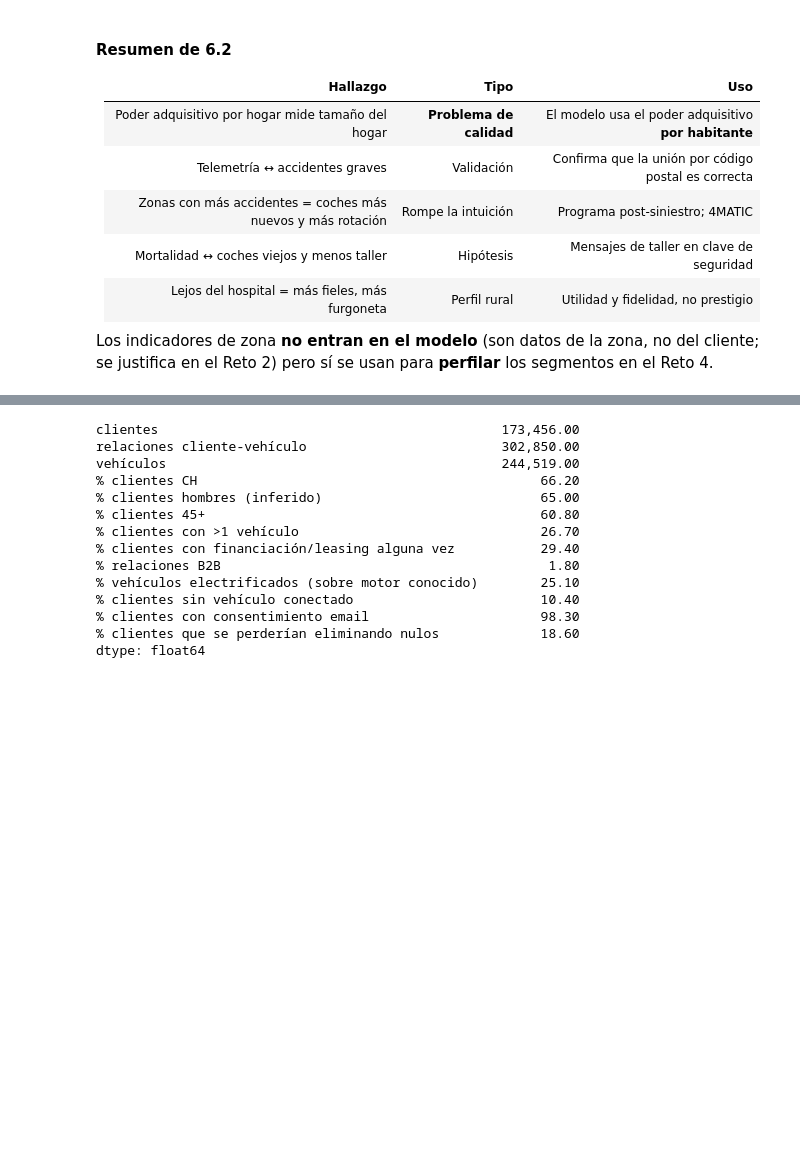
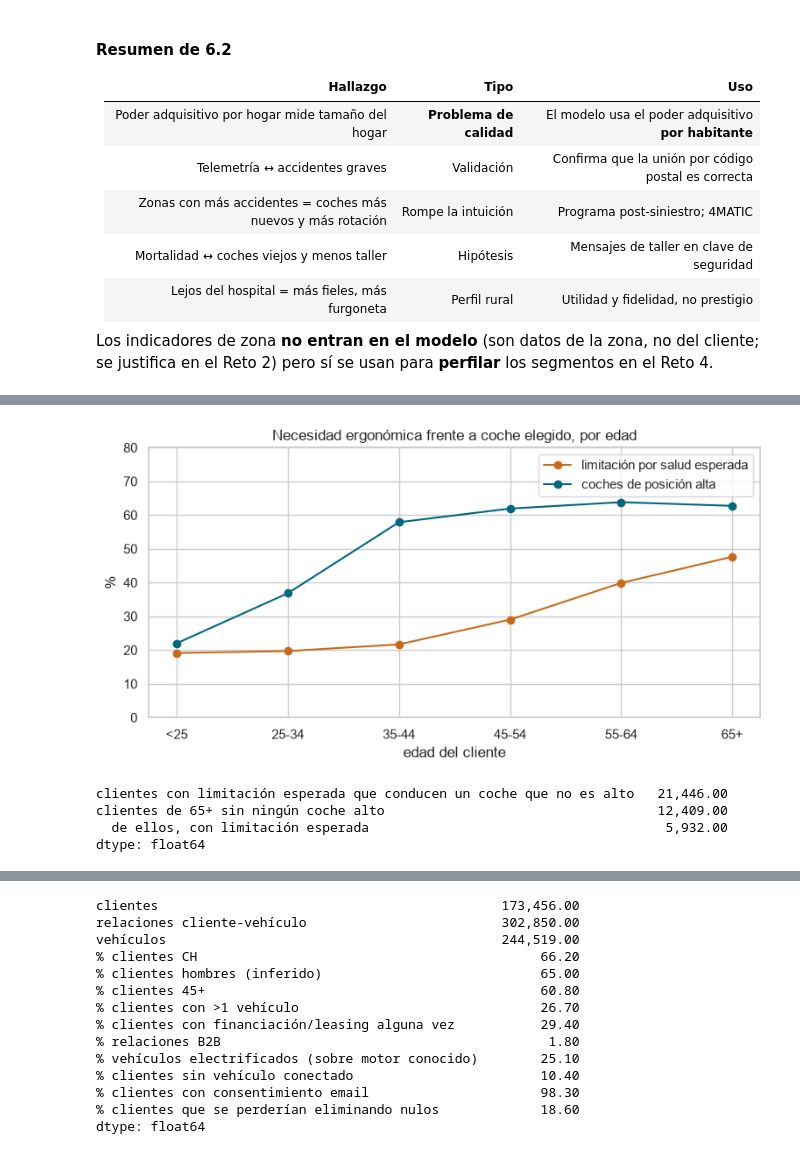
Before and after one commit to albaalibaii/Mercedes-Benz, a Jupyter notebook: Reto1_EDA.ipynb, the cells around one changed output, grey strips where cells are left out. Drawn from its saved outputs; the diff is of its cells as text; code cells hidden in the pictures; blank space fills up the shorter version.

```diff
--- a/Reto1_EDA.ipynb
+++ b/Reto1_EDA.ipynb
@@ -1131,0 +1216,22 @@ pero sí se usan para **perfilar** los segmentos en el Reto 4.
+# %%
+por_edad = cli.groupby("age_range").agg(limitacion=("p_limitacion", "mean"), posicion_alta=("pct_posicion_alta", "mean"),
+                                        clientes=("p_limitacion", "size")).reindex(ORDEN_EDAD)
+fig, ax = plt.subplots(figsize=(9, 4))
+ax.plot(ORDEN_EDAD, por_edad["limitacion"] * 100, marker="o", color="#c96a1b", label="limitación por salud esperada")
+ax.plot(ORDEN_EDAD, por_edad["posicion_alta"] * 100, marker="o", color=AZUL, label="coches de posición alta")
+ax.set(title="Necesidad ergonómica frente a coche elegido, por edad", xlabel="edad del cliente", ylabel="%", ylim=(0, 80))
+ax.legend()
+plt.show()
+cli["coche_no_alto"] = cli["pct_posicion_alta"].eq(0)
+brecha = cli["age_range"].eq("65+") & cli["coche_no_alto"]
+pd.Series({
+    "clientes con limitación esperada que conducen un coche que no es alto": (cli["p_limitacion"] * cli["coche_no_alto"]).sum(),
+    "clientes de 65+ sin ningún coche alto": brecha.sum(),
+    "  de ellos, con limitación esperada": cli.loc[brecha, "p_limitacion"].sum(),
+}).round(0)
+# %% [output]
+[figure, added]
+clientes con limitación esperada que conducen un coche que no es alto   21,446.00
+clientes de 65+ sin ningún coche alto                                   12,409.00
+  de ellos, con limitación esperada                                      5,932.00
+dtype: float64
```
Also changed, not shown: parts of 13 cells of this notebook, 10 other files.
